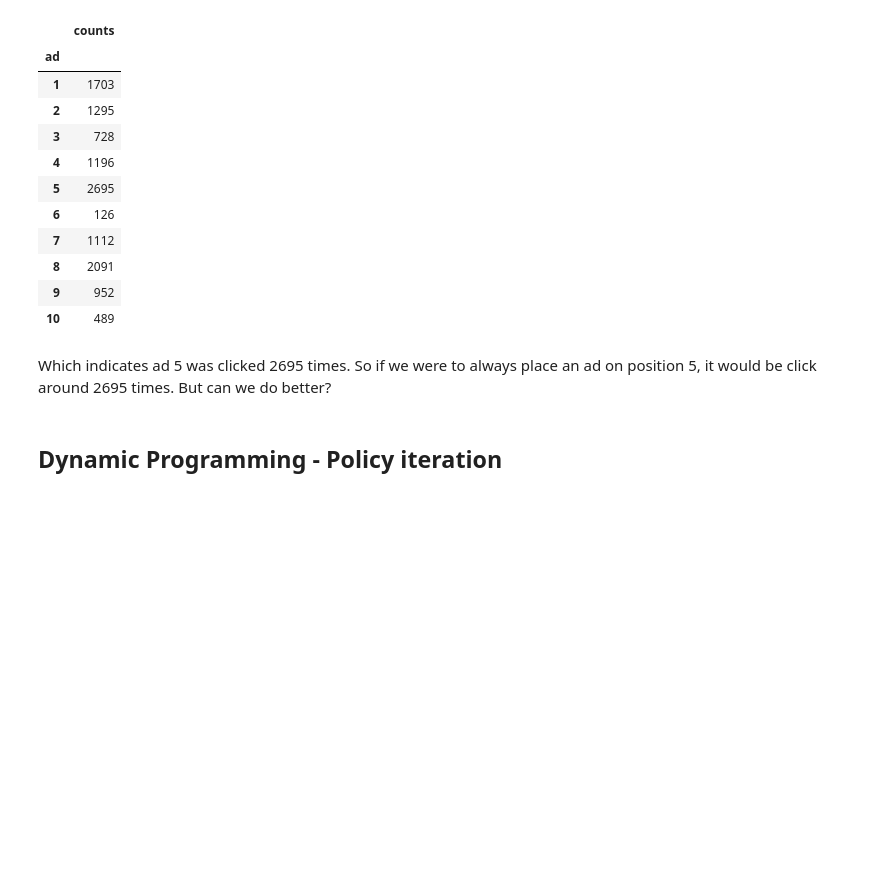
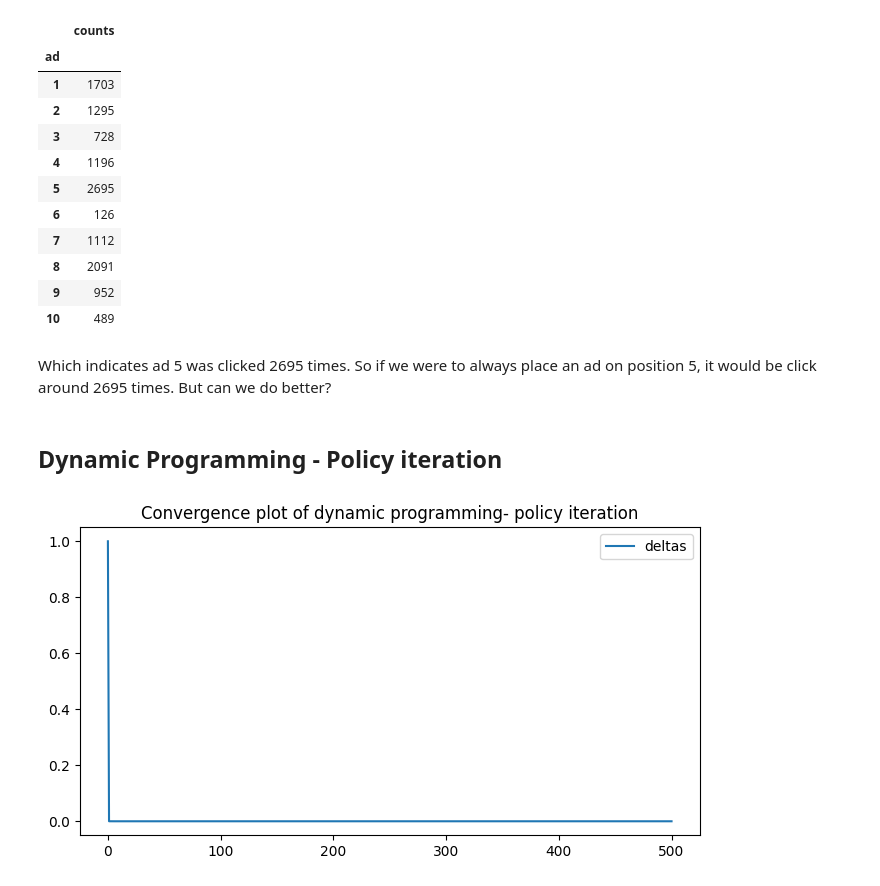
Before and after one commit to shmanth/Ad_Placement_Optimization_Using_Reinforcement_learning, a Jupyter notebook: Ad_Placement_Optimization_RL.ipynb, the cells around one changed output. Saved outputs shown, nothing was run; the diff lists cells and outputs as text; code cells hidden in the pictures; blank space fills up the shorter version.

```diff
--- a/Ad_Placement_Optimization_RL.ipynb
+++ b/Ad_Placement_Optimization_RL.ipynb
@@ -137,13 +137,13 @@ max_episodes= 500
 V= dict()
 # Setting terminal state reward to 1
 V[10000]= 1
+# initializing Value function for all states with random values between 0 to 1
 for i in range(state_size):
   V[i]= np.random.random()
-
 deltas=[]
 
 while episodes < max_episodes:
-  # Untill the convergence of policy doing Policy evaluation
+  # Untill the convergence of state_value function doing Policy evaluation
   while True:
     if episodes > max_episodes:
       break
@@ -151,16 +151,19 @@ while episodes < max_episodes:
     if episodes % 100 == 0:
       print("Current episode is {}".format(episodes) )
     biggest_change= 0
+    # looping through all states
     for state in range(state_size):
       old_V= V[state]
       #Taking random action according to policy
       action= policy[state]
-      new_state= np.random.choice(list(set(state_list)-set([state])))
+      new_state= random.choice(list(set(state_list)-set([state])))
       rewards=env_data.values[state][action]
-      V[state]= (rewards + gamma*(old_V))/9999
+      V[state]= (rewards + gamma*(V[new_state]))/9999
+      # Here We are calculating biggest change to have an idea on convergence.
+      # Initially, the changes will be huge, but as we update the values, they will tend towards a convergence point
       biggest_change= max(biggest_change, abs(V[state] - old_V))
-      deltas.append(biggest_change)
-      if biggest_change < small_change:
+    deltas.append(biggest_change)
+    if biggest_change < small_change:
         break
   #Policy Improvement
   policy_changed= False
@@ -168,7 +171,7 @@ while episodes < max_episodes:
     best_val= -np.inf
     best_action= -1
     for action in action_space:
-      new_state= np.random.choice(list(set(state_size)-set([state])))
+      new_state= random.choice(list(set(state_list)-set([state])))
       rewards=env_data[state][action]
       future_reward= (rewards + gamma * V[new_state])/9999
       if future_reward > best_val:
@@ -179,9 +182,18 @@ while episodes < max_episodes:
       policy_changed= True
     policy[state]=best_action
 
-    if not policy_changed:
-      break
+  if not policy_changed:
+    break
 
 end=time.time()
 print("Total time taken {}".format(end-start))
 print("Total no. of episodes {}".format(episodes))
+# %%
+plt.rcParams["figure.figsize"]=(8,4)
+plt.plot(deltas, label= "deltas")
+plt.legend()
+plt.title("Convergence plot of dynamic programming- policy iteration")
+plt.tight_layout
+plt.show()
+# %% [output]
+[figure, added]
```
Also changed, not shown: parts of 3 cells of this notebook.
